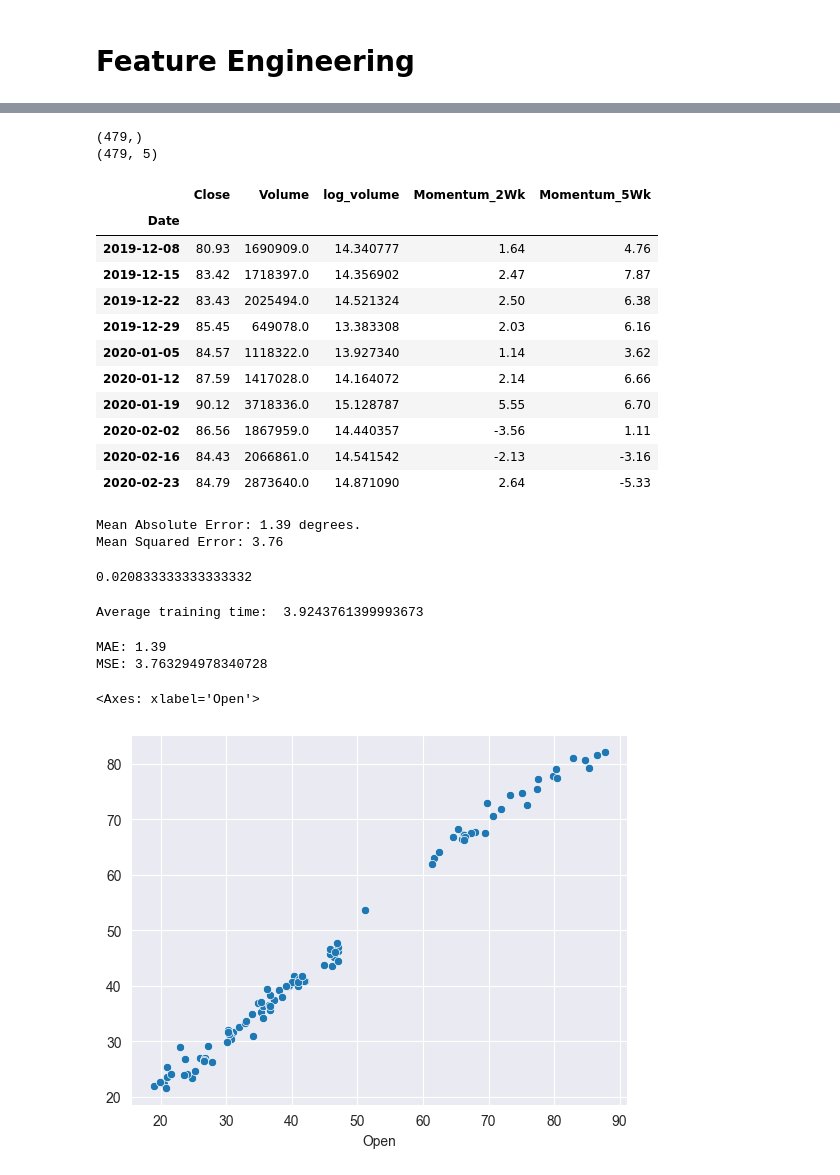
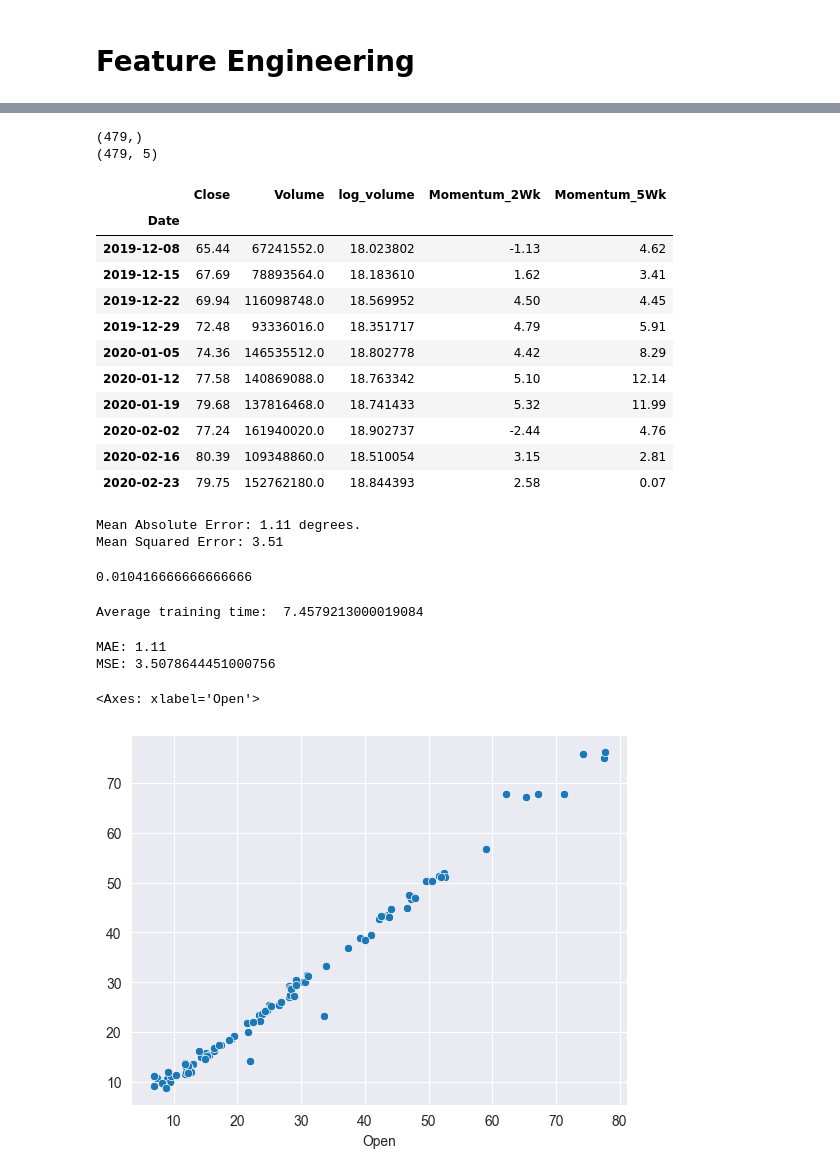
Before and after one commit to justinyang333/Stock-Prediction-Project, a Jupyter notebook: RF_NB_XGB.ipynb, the cells around one changed output, grey strips where cells are left out. Drawn from its saved outputs; the diff is of its cells as text; code cells hidden in the pictures.

```diff
--- a/RF_NB_XGB.ipynb
+++ b/RF_NB_XGB.ipynb
@@ -118,6 +118,7 @@ from pandas.tseries.frequencies import to_offset
 
 df['log_volume'] = df['Volume'].apply(np.log)
 
+df = df[df["Symbol"].isin(select_stocks)]
 df = df.resample('W').first()
 
 df.tail()
@@ -177,30 +178,25 @@ def clean_dataset(df):
     return df[indices_to_keep].astype(np.float64)
 # %%
 #Listing the variance in open price explained by each feature we have, using SKLearn
-
 features = df.drop(['Symbol', 'High','Low','Open'], axis = 1)
 features = clean_dataset(features)
-missing = set(df.columns) - set(features.columns)
-new_df = df[list(missing)]
+new_df = df.loc[features.index]
 target = new_df['Open']
-# features = features.iloc[::5, :]
 print(target.shape)
 print(features.shape)
-# features = pd.read_csv('dataset.csv')
-# target = features['Open']
 features.tail(10)
 # %% [output]
 (479,)
 (479, 5)
 |  | Close | Volume | log_volume | Momentum_2Wk | Momentum_5Wk |
 | Date |  |  |  |  |  |
-| 2019-12-08 | 80.93 | 1690909.0 | 14.340777 | 1.64 | 4.76 |
-| 2019-12-15 | 83.42 | 1718397.0 | 14.356902 | 2.47 | 7.87 |
-| 2019-12-22 | 83.43 | 2025494.0 | 14.521324 | 2.50 | 6.38 |
-| 2019-12-29 | 85.45 | 649078.0 | 13.383308 | 2.03 | 6.16 |
-| 2020-01-05 | 84.57 | 1118322.0 | 13.927340 | 1.14 | 3.62 |
-| 2020-01-12 | 87.59 | 1417028.0 | 14.164072 | 2.14 | 6.66 |
-| 2020-01-19 | 90.12 | 3718336.0 | 15.128787 | 5.55 | 6.70 |
-| 2020-02-02 | 86.56 | 1867959.0 | 14.440357 | -3.56 | 1.11 |
-| 2020-02-16 | 84.43 | 2066861.0 | 14.541542 | -2.13 | -3.16 |
-| 2020-02-23 | 84.79 | 2873640.0 | 14.871090 | 2.64 | -5.33 |
+| 2019-12-08 | 65.44 | 67241552.0 | 18.023802 | -1.13 | 4.62 |
+| 2019-12-15 | 67.69 | 78893564.0 | 18.183610 | 1.62 | 3.41 |
+| 2019-12-22 | 69.94 | 116098748.0 | 18.569952 | 4.50 | 4.45 |
+| 2019-12-29 | 72.48 | 93336016.0 | 18.351717 | 4.79 | 5.91 |
+| 2020-01-05 | 74.36 | 146535512.0 | 18.802778 | 4.42 | 8.29 |
+| 2020-01-12 | 77.58 | 140869088.0 | 18.763342 | 5.10 | 12.14 |
+| 2020-01-19 | 79.68 | 137816468.0 | 18.741433 | 5.32 | 11.99 |
+| 2020-02-02 | 77.24 | 161940020.0 | 18.902737 | -2.44 | 4.76 |
+| 2020-02-16 | 80.39 | 109348860.0 | 18.510054 | 3.15 | 2.81 |
+| 2020-02-23 | 79.75 | 152762180.0 | 18.844393 | 2.58 | 0.07 |
@@ -241,8 +234,8 @@ print('Mean Absolute Error:', round(np.mean(errors), 2), 'degrees.')
 mse = mean_squared_error(y_test, predictions)
 print('Mean Squared Error:', round(mse, 2))
 # %% [output]
-Mean Absolute Error: 1.39 degrees.
-Mean Squared Error: 3.76
+Mean Absolute Error: 1.11 degrees.
+Mean Squared Error: 3.51
 # %%
 import numpy as np
 import pandas as pd
@@ -259,7 +252,7 @@ y_pred =gnb.fit(X_train, y_train.astype(int)).predict(X_test)
 # mean_squared_error(y_test, predictions)
 print(accuracy_score(y_test.astype(int), y_pred))
 # %% [output]
-0.020833333333333332
+0.010416666666666666
 # %%
 from timeit import Timer
 
@@ -268,7 +261,7 @@ train_time = t.timeit(number=10) / 10
 
 print("Average training time: ", train_time)
 # %% [output]
-Average training time:  3.9243761399993673
+Average training time:  7.4579213000019084
 # %%
 import matplotlib.pyplot as plt
 
@@ -298,8 +291,8 @@ indices = np.argsort(importances)
 # plt.title("Feature Importance")
 # print(importances)
 # %% [output]
-MAE: 1.39
-MSE: 3.763294978340728
+MAE: 1.11
+MSE: 3.5078644451000756
 # %%
 import seaborn as sns
 import plotly.express as px
@@ -311,7 +304,7 @@ sns.set_style('darkgrid')
 sns.scatterplot(x=y_test, y=predictions)
 # %% [output]
 <Axes: xlabel='Open'>
-[figure, old version]
+[figure, new version]
 # %%
 
 sns.distplot(residuals, bins=25, kde=True)
```
Also changed, not shown: parts of 9 cells of this notebook.
